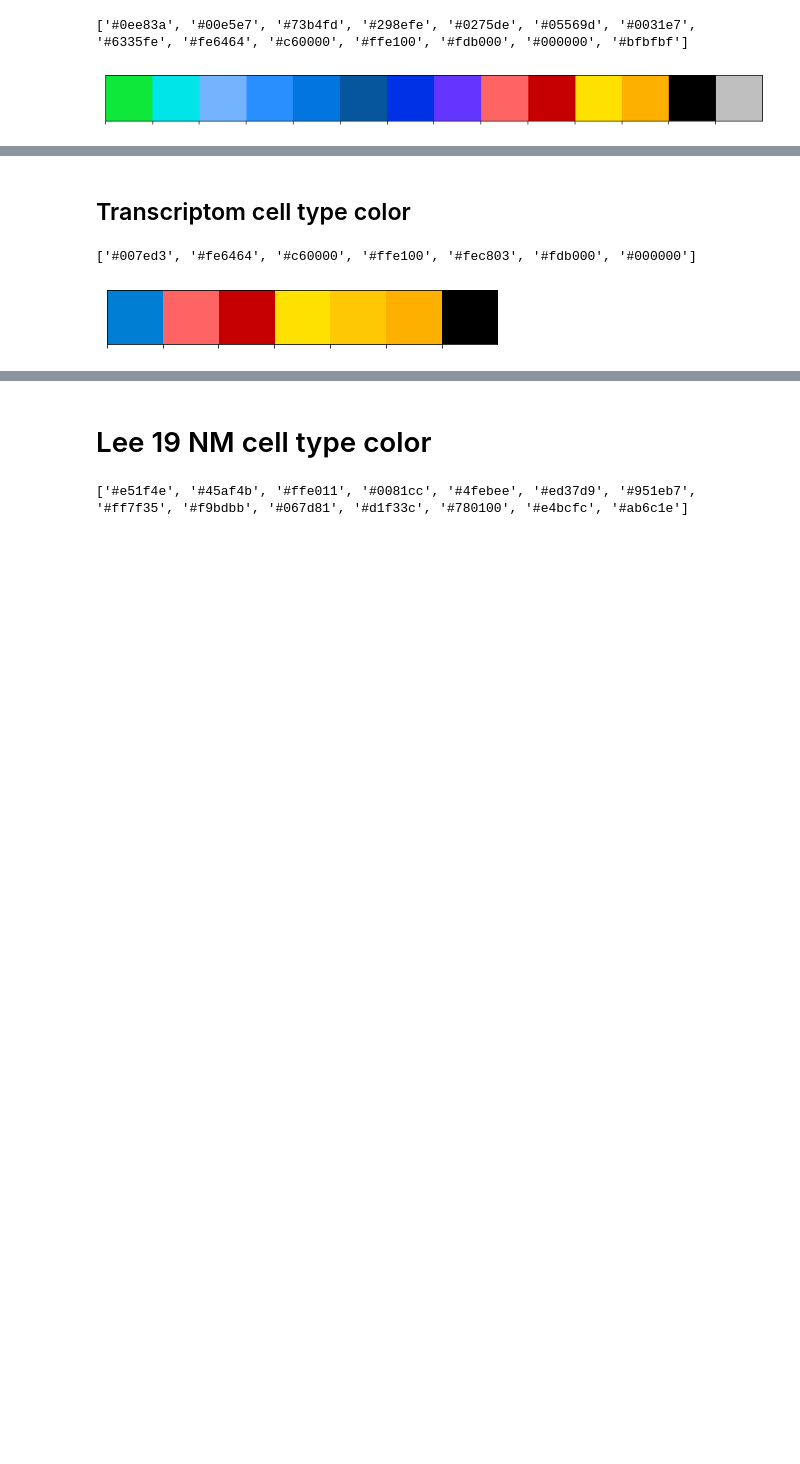
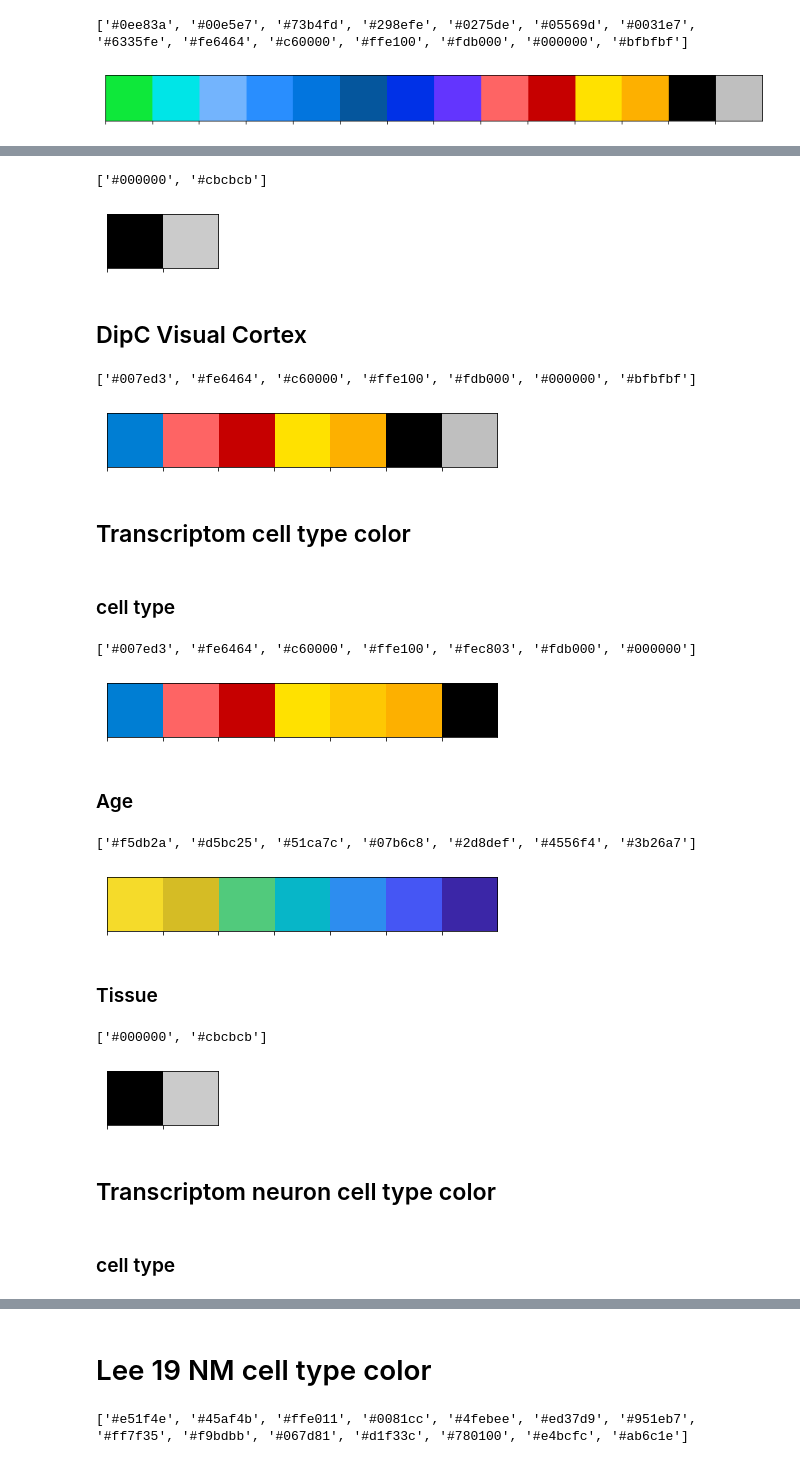
Before and after one commit to remember-past/Template, a Jupyter notebook: python/plot_example/color_list/color_list_notebook.ipynb, the cells around one changed output, grey strips where cells are left out. Saved outputs shown, nothing was run; the diff lists cells and outputs as text; code cells hidden in the pictures; blank space fills up the shorter version.

```diff
--- a/python/plot_example/color_list/color_list_notebook.ipynb
+++ b/python/plot_example/color_list/color_list_notebook.ipynb
@@ -511,0 +541,9 @@ print(sns.color_palette(values).as_hex())
+# %%
+values=[(0/255,0/255,0/255),(203/255,203/255,203/255)]
+sns.palplot(values)
+print(sns.color_palette(values).as_hex())
+# %% [output]
+['#000000', '#cbcbcb']
+[figure, added]
+# %% [markdown]
+## DipC Visual Cortex
@@ -512,5 +556,19 @@ print(sns.color_palette(values).as_hex())
+# %%
+values=[(0/255,126/255,211/255),
+ (254/255,100/255,100/255),(198/255,0/255,0/255),
+ (255/255,225/255,0/255),(253/255,176/255,0/255),
+ (0/255,0/255,0/255),
+ (191/255,191/255,191/255),]
+
+sns.palplot(values)
+print(sns.color_palette(values).as_hex())
+# %% [output]
+['#007ed3', '#fe6464', '#c60000', '#ffe100', '#fdb000', '#000000', '#bfbfbf']
+[figure, added]
 # %% [markdown]
 ## Transcriptom cell type color
+# %% [markdown]
+### cell type
 # %%
 hue_order=['Neuron',
           'Neonatal Astrocyte','Adult Astrocyte',
@@ -526,3 +584,5 @@ print(sns.color_palette(values).as_hex())
 # %% [output]
 ['#007ed3', '#fe6464', '#c60000', '#ffe100', '#fec803', '#fdb000', '#000000']
 [figure]
+# %% [markdown]
+### Age
@@ -528,0 +593,11 @@ print(sns.color_palette(values).as_hex())
+# %%
+values=[(245/255,219/255,42/255),(213/255,188/255,37/255),(81/255,202/255,124/255),
+        (7/255,182/255,200/255),(45/255,141/255,239/255),(69/255,86/255,244/255),
+       (59/255,38/255,167/255),]
+sns.palplot(values)
+print(sns.color_palette(values).as_hex())
+# %% [output]
+['#f5db2a', '#d5bc25', '#51ca7c', '#07b6c8', '#2d8def', '#4556f4', '#3b26a7']
+[figure, added]
+# %% [markdown]
+### Tissue
@@ -528,0 +606,11 @@ print(sns.color_palette(values).as_hex())
+# %%
+values=[(0/255,0/255,0/255),(203/255,203/255,203/255)]
+sns.palplot(values)
+print(sns.color_palette(values).as_hex())
+# %% [output]
+['#000000', '#cbcbcb']
+[figure, added]
+# %% [markdown]
+## Transcriptom neuron cell type color
+# %% [markdown]
+### cell type
```
Also changed, not shown: parts of 32 cells of this notebook.
